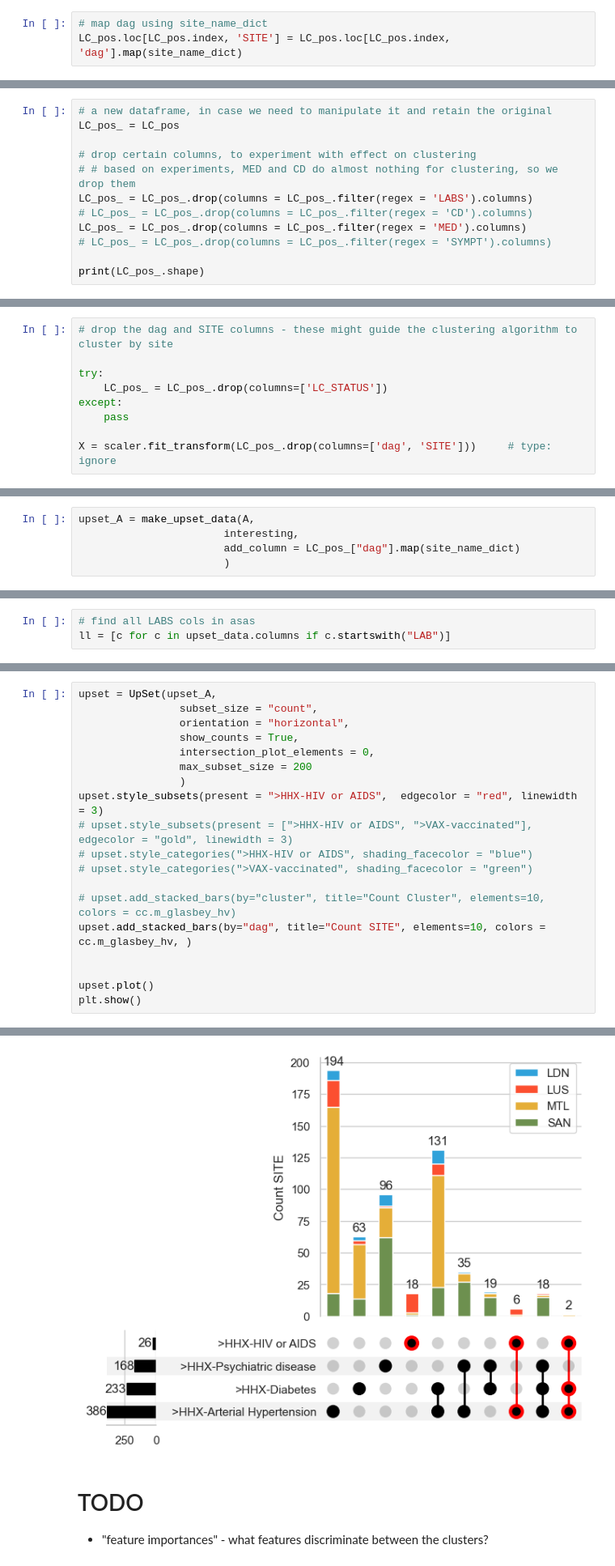
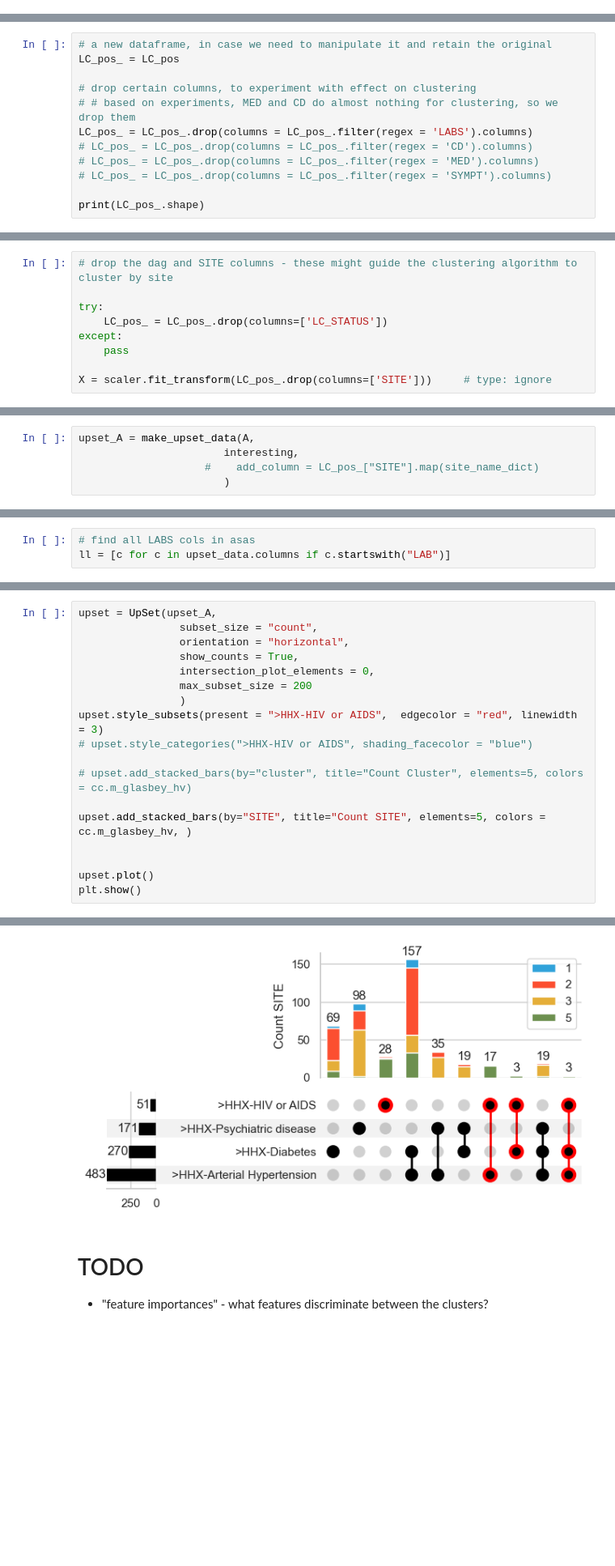
Before and after one commit to davidtweddell/lc_repo, a Jupyter notebook: 04-clustering-2.ipynb, the cells around one changed output, grey strips where cells are left out. Shown at 81% size. Saved outputs shown, nothing was run; the diff lists cells and outputs as text; blank space fills up the shorter version.

```diff
--- a/04-clustering-2.ipynb
+++ b/04-clustering-2.ipynb
@@ -486,3 +476,0 @@ print(LC_pos.shape)
-# %%
-# map dag using site_name_dict
-LC_pos.loc[LC_pos.index, 'SITE'] = LC_pos.loc[LC_pos.index, 'dag'].map(site_name_dict)
@@ -552,7 +534,7 @@ LC_pos_ = LC_pos
 # # based on experiments, MED and CD do almost nothing for clustering, so we drop them
 LC_pos_ = LC_pos_.drop(columns = LC_pos_.filter(regex = 'LABS').columns)
 # LC_pos_ = LC_pos_.drop(columns = LC_pos_.filter(regex = 'CD').columns)
-LC_pos_ = LC_pos_.drop(columns = LC_pos_.filter(regex = 'MED').columns)
+# LC_pos_ = LC_pos_.drop(columns = LC_pos_.filter(regex = 'MED').columns)
 # LC_pos_ = LC_pos_.drop(columns = LC_pos_.filter(regex = 'SYMPT').columns)
 
 print(LC_pos_.shape)
@@ -579,7 +561,7 @@ try:
 except:
     pass
 
-X = scaler.fit_transform(LC_pos_.drop(columns=['dag', 'SITE']))     # type: ignore
+X = scaler.fit_transform(LC_pos_.drop(columns=['SITE']))     # type: ignore
 # %% [markdown]
 ## Use UMAP to visualize the data and cluster
 # %%
@@ -998,5 +982,5 @@ B = pd.concat([B, pd.get_dummies(B["SITE"])], axis = 1)
 # %%
 upset_A = make_upset_data(A,
                        interesting,
-                       add_column = LC_pos_["dag"].map(site_name_dict)
+                    #    add_column = LC_pos_["SITE"].map(site_name_dict)
                        )
@@ -1058,38 +1059,37 @@ upset = UpSet(upset_A,
                 orientation = "horizontal",
                 show_counts = True,
                 intersection_plot_elements = 0,
                 max_subset_size = 200
                 )
 upset.style_subsets(present = ">HHX-HIV or AIDS",  edgecolor = "red", linewidth = 3)
-# upset.style_subsets(present = [">HHX-HIV or AIDS", ">VAX-vaccinated"], edgecolor = "gold", linewidth = 3)
 # upset.style_categories(">HHX-HIV or AIDS", shading_facecolor = "blue")
-# upset.style_categories(">VAX-vaccinated", shading_facecolor = "green")
 
-# upset.add_stacked_bars(by="cluster", title="Count Cluster", elements=10, colors = cc.m_glasbey_hv)
-upset.add_stacked_bars(by="dag", title="Count SITE", elements=10, colors = cc.m_glasbey_hv, )
+# upset.add_stacked_bars(by="cluster", title="Count Cluster", elements=5, colors = cc.m_glasbey_hv)
+
+upset.add_stacked_bars(by="SITE", title="Count SITE", elements=5, colors = cc.m_glasbey_hv, )
 
 
 upset.plot()
 plt.show()
 # %% [output]
 The behavior will change in pandas 3.0. This inplace method will never work because the intermediate object on which we are setting values always behaves as a copy.
 
 For example, when doing 'df[col].method(value, inplace=True)', try using 'df.method({col: value}, inplace=True)' or df[col] = df[col].method(value) instead, to perform the operation inplace on the ori ...
 
 
   styles["linewidth"].fillna(1, inplace=True)
 The behavior will change in pandas 3.0. This inplace method will never work because the intermediate object on which we are setting values always behaves as a copy.
 
 For example, when doing 'df[col].method(value, inplace=True)', try using 'df.method({col: value}, inplace=True)' or df[col] = df[col].method(value) instead, to perform the operation inplace on the ori ...
 
 
   styles["facecolor"].fillna(self._facecolor, inplace=True)
 ... (8 lines left out)
 For example, when doing 'df[col].method(value, inplace=True)', try using 'df.method({col: value}, inplace=True)' or df[col] = df[col].method(value) instead, to perform the operation inplace on the ori ...
 
 
   styles["linestyle"].fillna("solid", inplace=True)
-[figure, old version]
+[figure, new version]
 # %% [markdown]
 # TODO
 
```
Also changed, not shown: parts of 47 cells of this notebook.
